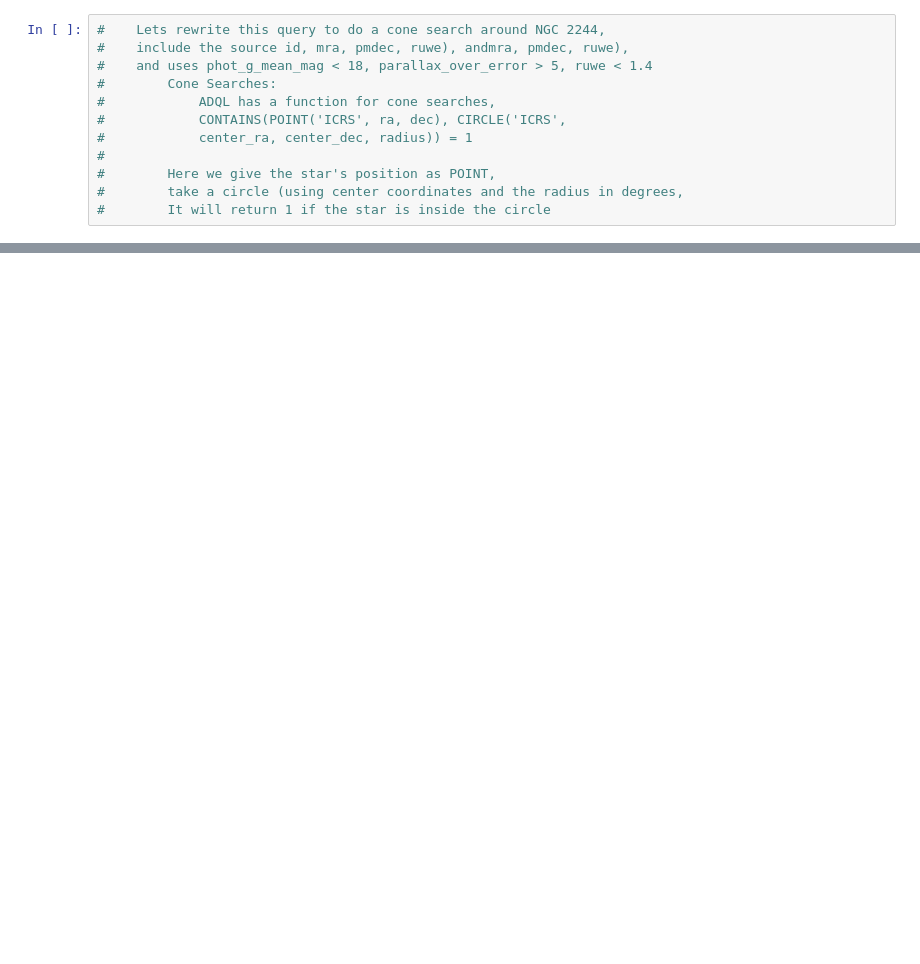
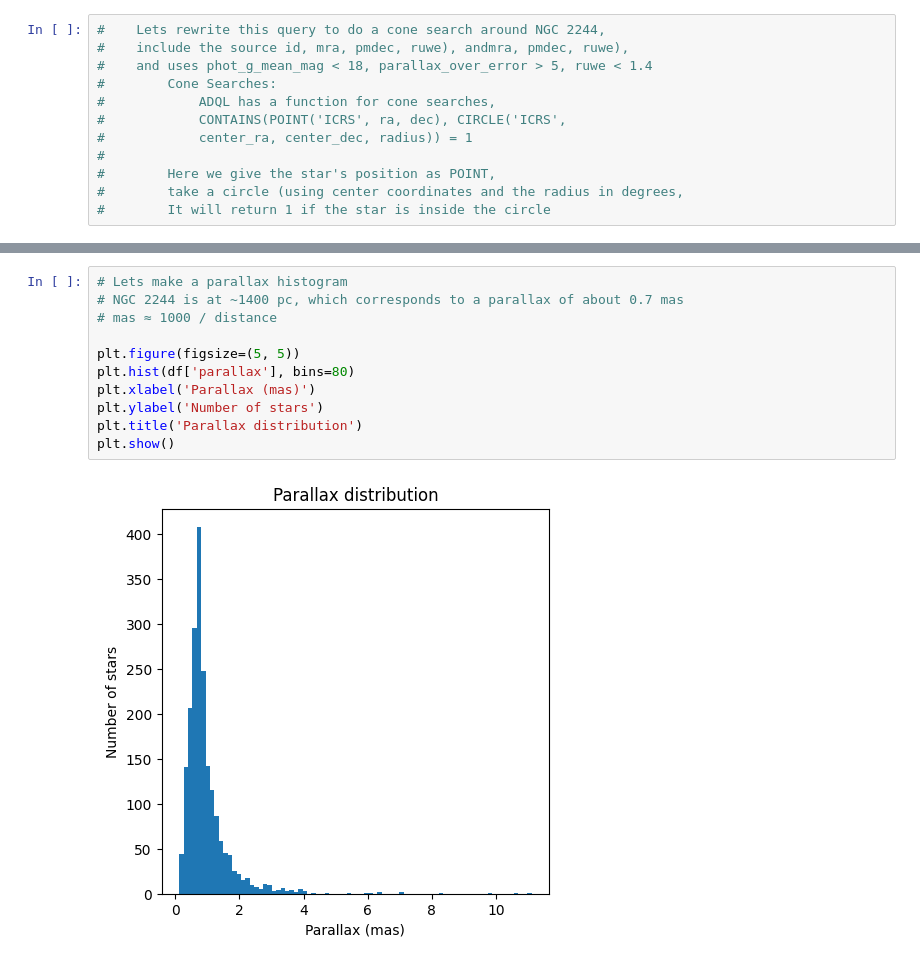
Before and after one commit to NoahLop/astr154-finalproject, a Jupyter notebook: First-Draft-Final.ipynb, the cells around one changed output, grey strips where cells are left out. Drawn from its saved outputs; the diff is of its cells as text; blank space fills up the shorter version.

```diff
--- a/First-Draft-Final.ipynb
+++ b/First-Draft-Final.ipynb
@@ -175,0 +209,13 @@ df.head()
+# %%
+# Lets make a parallax histogram
+# NGC 2244 is at ~1400 pc, which corresponds to a parallax of about 0.7 mas
+# mas ≈ 1000 / distance
+
+plt.figure(figsize=(5, 5))
+plt.hist(df['parallax'], bins=80)
+plt.xlabel('Parallax (mas)')
+plt.ylabel('Number of stars')
+plt.title('Parallax distribution')
+plt.show()
+# %% [output]
+[figure, added]
```
Also changed, not shown: parts of 15 cells of this notebook.
